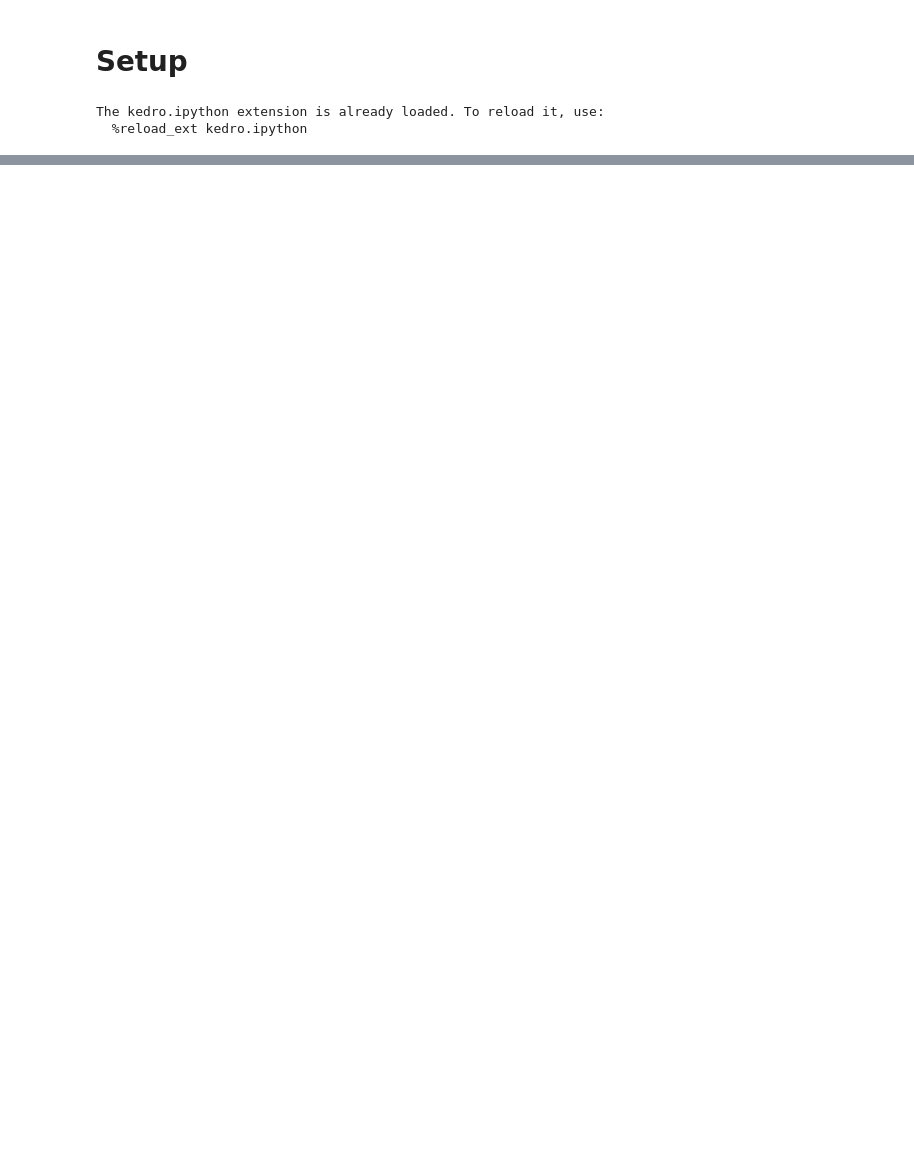
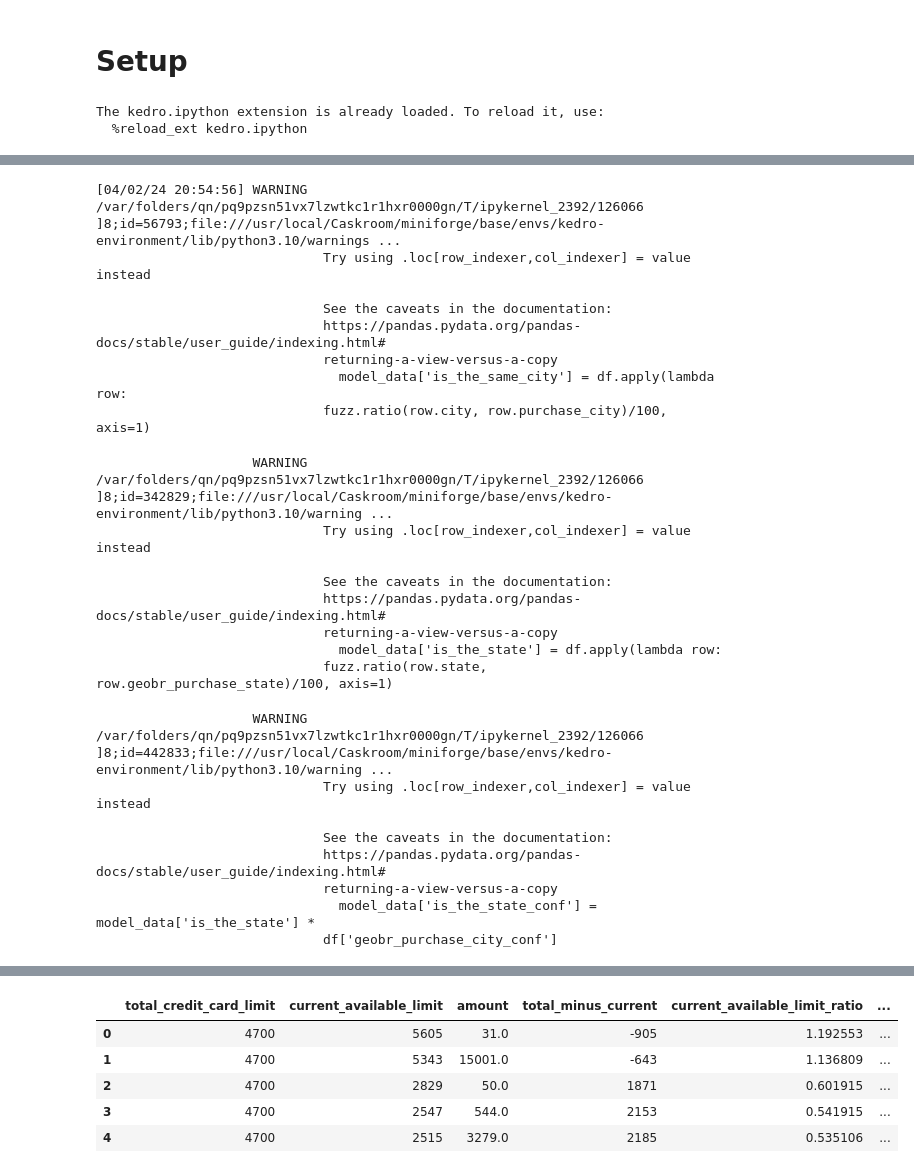
Before and after one commit to xrhd/brazilian-credit-card-spending, a Jupyter notebook: notebooks/02_Modeling.ipynb, the cells around one changed output, grey strips where cells are left out. Cells and saved outputs as stored; diff of their text form; code cells hidden in the pictures; blank space fills up the shorter version.

```diff
--- a/notebooks/02_Modeling.ipynb
+++ b/notebooks/02_Modeling.ipynb
@@ -29,0 +119,31 @@ df
+# %%
+# model_data['is_the_same_city'] = df[['city', 'purchase_city']].apply(lambda city, purchase_city: fuzz.ratio(city, purchase_city))
+model_data['is_the_same_city'] = df.apply(lambda row: fuzz.ratio(row.city, row.purchase_city)/100, axis=1)
+model_data['is_the_state'] = df.apply(lambda row: fuzz.ratio(row.state, row.geobr_purchase_state)/100, axis=1)
+model_data['is_the_state_conf'] = model_data['is_the_state'] * df['geobr_purchase_city_conf']
+model_data.head()
+# %% [output]
+[04/02/24 20:54:56] WARNING  /var/folders/qn/pq9pzsn51vx7lzwtkc1r1hxr0000gn/T/ipykernel_2392/126066 ]8;id=56793;file:///usr/local/Caskroom/miniforge/base/envs/kedro-environment/lib/python3.10/warnings ...
+                             Try using .loc[row_indexer,col_indexer] = value instead
+
+                             See the caveats in the documentation:
+                             https://pandas.pydata.org/pandas-docs/stable/user_guide/indexing.html#
+                             returning-a-view-versus-a-copy
+                               model_data['is_the_same_city'] = df.apply(lambda row:
+                             fuzz.ratio(row.city, row.purchase_city)/100, axis=1)
+                    WARNING  /var/folders/qn/pq9pzsn51vx7lzwtkc1r1hxr0000gn/T/ipykernel_2392/126066 ]8;id=342829;file:///usr/local/Caskroom/miniforge/base/envs/kedro-environment/lib/python3.10/warning ...
+                             Try using .loc[row_indexer,col_indexer] = value instead
+
+                             See the caveats in the documentation:
+                             https://pandas.pydata.org/pandas-docs/stable/user_guide/indexing.html#
+                             returning-a-view-versus-a-copy
+                               model_data['is_the_state'] = df.apply(lambda row:
+                             fuzz.ratio(row.state, row.geobr_purchase_state)/100, axis=1)
+                    WARNING  /var/folders/qn/pq9pzsn51vx7lzwtkc1r1hxr0000gn/T/ipykernel_2392/126066 ]8;id=442833;file:///usr/local/Caskroom/miniforge/base/envs/kedro-environment/lib/python3.10/warning ...
+                             Try using .loc[row_indexer,col_indexer] = value instead
+
+                             See the caveats in the documentation:
+                             https://pandas.pydata.org/pandas-docs/stable/user_guide/indexing.html#
+                             returning-a-view-versus-a-copy
+                               model_data['is_the_state_conf'] = model_data['is_the_state'] *
+                             df['geobr_purchase_city_conf']
@@ -29,0 +151,6 @@ df
+|  | total_credit_card_limit | current_available_limit | amount | total_minus_current | current_available_limit_ratio | ... |
+| 0 | 4700 | 5605 | 31.0 | -905 | 1.192553 | ... |
+| 1 | 4700 | 5343 | 15001.0 | -643 | 1.136809 | ... |
+| 2 | 4700 | 2829 | 50.0 | 1871 | 0.601915 | ... |
+| 3 | 4700 | 2547 | 544.0 | 2153 | 0.541915 | ... |
+| 4 | 4700 | 2515 | 3279.0 | 2185 | 0.535106 | ... |
```
Also changed, not shown: parts of 12 cells of this notebook, 1 other file.
